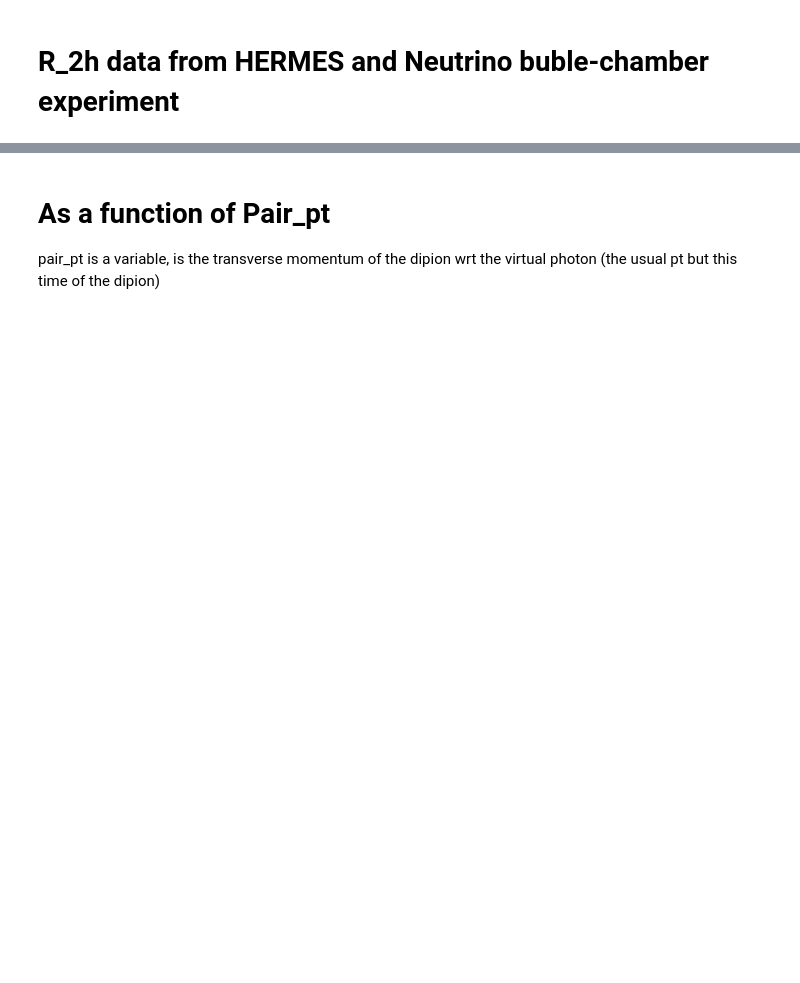
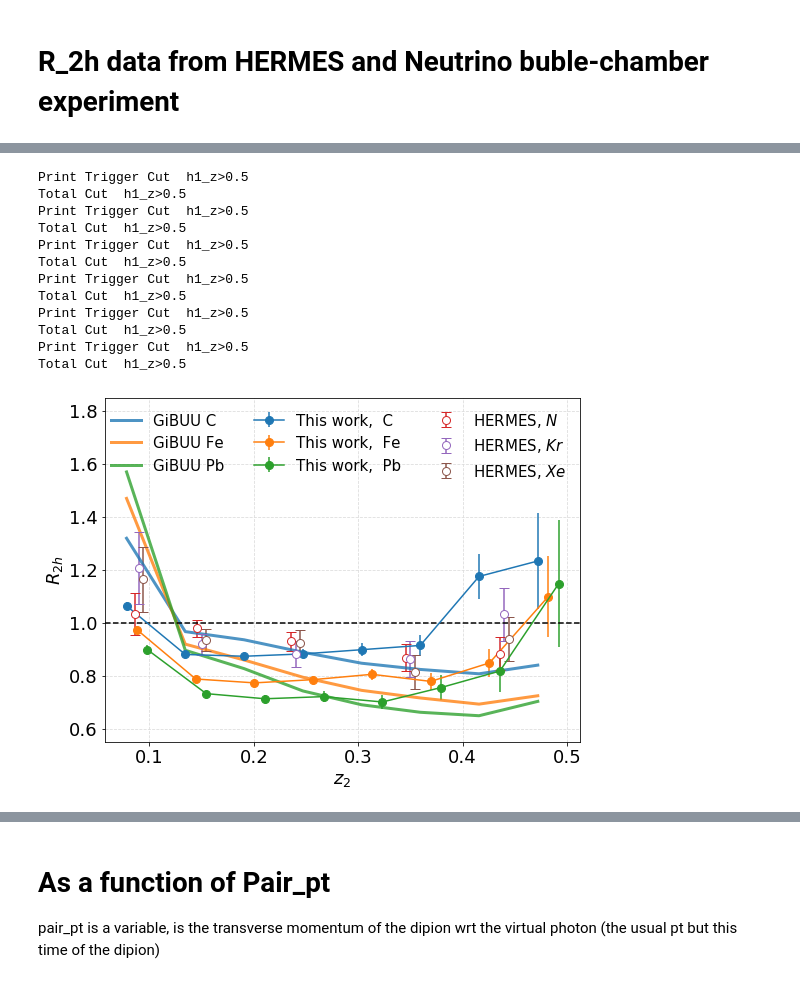
Before and after one commit to smoranvas/di-hadron, a Jupyter notebook: getRatios.ipynb, the cells around one changed output, grey strips where cells are left out. Cells and saved outputs as stored; diff of their text form; code cells hidden in the pictures; blank space fills up the shorter version.

```diff
--- a/getRatios.ipynb
+++ b/getRatios.ipynb
@@ -126,13 +130,14 @@ def getdatainChunks(filename,treename):
 # %% [markdown]
 # Getting Data
 # %%
+%%time
 df = {}
 df_trigger = {}
-
+path_data="/home/seba/CreatePairTuples"
 for target in ['C','Fe','Pb']:
     print ('Getting dataframes from target %s'%target)
-    df[target]=getdatainChunks('/home/seba/CreatePairTuples/original_Pairs_%s.root'%target, target)
-    df['D_%s'%target]= getdatainChunks('/home/seba/CreatePairTuples/original_Pairs_%s.root'%target, 'D_%s'%target)
+    df[target]=getdatainChunks('%s/Pairs_%s.root'%(path_data,target), target)
+    df['D_%s'%target]= getdatainChunks('%s/Pairs_%s.root'%(path_data,target), 'D_%s'%target)
     print ('Get trigger dataframes from deuterium target %s'%target)
-    df_trigger['%s_trigger'%target] = getdatainChunks('/home/seba/CreatePairTuples/original_Pairs_%s.root'%target, '%s_trigger'%target)
-    df_trigger['D_%s_trigger'%target] = getdatainChunks('/home/seba/CreatePairTuples/original_Pairs_%s.root'%target, 'D_%s_trigger'%target)
+    df_trigger['%s_trigger'%target] = getdatainChunks('%s/Pairs_%s.root'%(path_data,target), '%s_trigger'%target)
+    df_trigger['D_%s_trigger'%target] = getdatainChunks('%s/Pairs_%s.root'%(path_data,target), 'D_%s_trigger'%target)
@@ -138,0 +165,10 @@ for target in ['C','Fe','Pb']:
+# %%
+%%time
+df_mc = {}
+df_mc_trigger = {}
+path_mc="/home/seba/CreatePairTuples"
+
+for target in ['C','D', 'Fe','Pb']:
+    print ('Getting dataframes from target %s'%target)
+    df_mc[target]=getdatainChunks('%s/MC_Pairs_%s.root'%(path_mc,target), target)
+    df_mc_trigger['%s_trigger'%target] = getdatainChunks('%s/MC_Pairs_%s.root'%(path_mc,target), '%s_trigger'%target)
@@ -169,0 +270,5 @@ for key in df.keys():
+# %%
+for key in df_trigger.keys():
+    print (key)
+    df_trigger[key] = applyCuts(df_trigger[key],isTrigger=True)
+    print (' ')
@@ -225,33 +403,54 @@ plt.show()
 # %%
 fig = plt.figure(figsize=(8,6))
 ## getRatio returns:  ratio_conditional,error_conditional,x_conditional
 
 for i,target in enumerate(['C','Fe','Pb']):
     r, err,x = getRatio(df['%s'%target], df['D_%s'%target],
                         df_trigger['%s_trigger'%target], df_trigger['D_%s_trigger'%target],
-                        minz=0.05,pair_cut='and abs(h2_pid)==211 and h2_z>0.07',maxz=0.45)
+                        minz=0.05,maxz=0.5, variable='h2_z')
     plt.errorbar(x+0.01*i,r,yerr=err,label='This work,  %s'%target,fmt='o-',ms=8) ## 'fmt' is for formatting
-    #plt.fill_between(np.subtract(x,-i*0.005), r*0.94,r*1.04, color=colors[target],alpha=0.2)
+
+
+    #GiBUU
+    r, err,x = getRatio(df['GiBUU_%s'%target],df['GiBUU_D'],df_trigger['GiBUU_%s_trigger'%target],df_trigger['GiBUU_D_trigger']
+                       ,variable='h2_z',minz=0.05,maxz=0.5, applyweight=False, pair_cut = '')
+    #plt.fill_between(x,r,r-err,r+err,label='GiBUU %s'%target,alpha=0.9,lw=5)
+    plt.plot(x,r,label='GiBUU %s'%target,alpha=0.79,lw=3,color=colors[target])
+
 plt.xlabel('$z_{2}$',fontsize=18)
 plt.ylabel('$R_{2h}$',fontsize=18)
 
 plt.errorbar(hermes_x['N'], hermes_y['N'],yerr=hermes_ytotal['N'],fmt='o',mfc='white',label='HERMES, $N$',fillstyle=None,ms=8,capsize=5)
 plt.errorbar(hermes_x['Kr'], hermes_y['Kr'],yerr=hermes_ytotal['Kr'],fmt='o',mfc='white',label='HERMES, $Kr$',fillstyle=None,ms=8,capsize=5)
 plt.errorbar(hermes_x['Xe'], hermes_y['Xe'],yerr=hermes_ytotal['Xe'],fmt='o',mfc='white',label='HERMES, $Xe$',fillstyle=None,ms=8,capsize=5)
 #plt.errorbar(neutrino_x, neutrino_y,yerr=neutrino_yerror,fmt='s',mfc='white',label='Neutrino, $A_{eff}=21$',fillstyle=None,ms=8,capsize=5)
 
 #plt.ylim([0.5,1.5])
 #plt.xlim([0.00,0.5])
 plt.axhline(y=1.0,color='black',linestyle='--')
-plt.legend(loc='best',frameon=False,fontsize=15,ncol=2)
+plt.legend(loc='best',frameon=False,fontsize=15,ncol=3)
 
 plt.tight_layout()
-plt.savefig('ComparisonWithHermes_Linear.png')
-#plt.xlim([0.05,0.5])  ##pair_cut='and abs(h2_pid)==211',minz=0.01,maxz=1.0,nbins=20,variable='pair_pt'
+#plt.savefig('ComparisonWithHermes_Linear.png')
+plt.ylim([0.55,1.85])
 
-#plt.xscale('log')
+#plt.yscale('log')
 #plt.savefig('ComparisonWithHermes_Log.png')
 plt.grid(True, axis='x',color='gainsboro', linestyle='dashed')
 plt.grid(True, axis='y',color='gainsboro', linestyle='dashed')
 
 plt.show()
+# %% [output]
+Print Trigger Cut  h1_z>0.5
+Total Cut  h1_z>0.5
+Print Trigger Cut  h1_z>0.5
+Total Cut  h1_z>0.5
+Print Trigger Cut  h1_z>0.5
+Total Cut  h1_z>0.5
+Print Trigger Cut  h1_z>0.5
+Total Cut  h1_z>0.5
+Print Trigger Cut  h1_z>0.5
+Total Cut  h1_z>0.5
+Print Trigger Cut  h1_z>0.5
+Total Cut  h1_z>0.5
+[figure, added]
```
Also changed, not shown: parts of 41 cells of this notebook.
